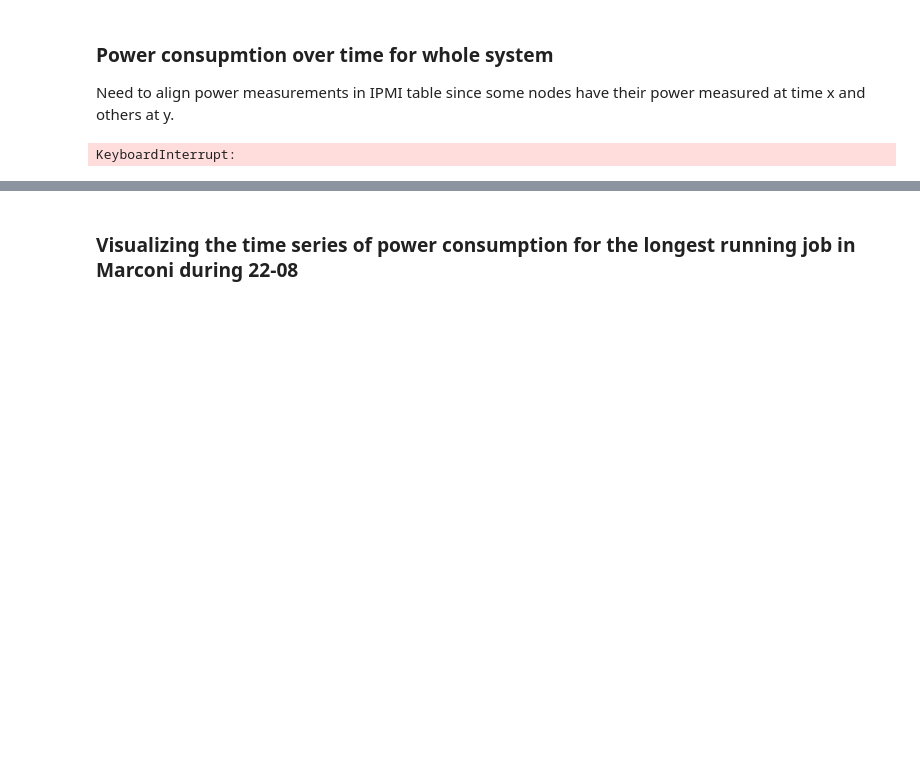
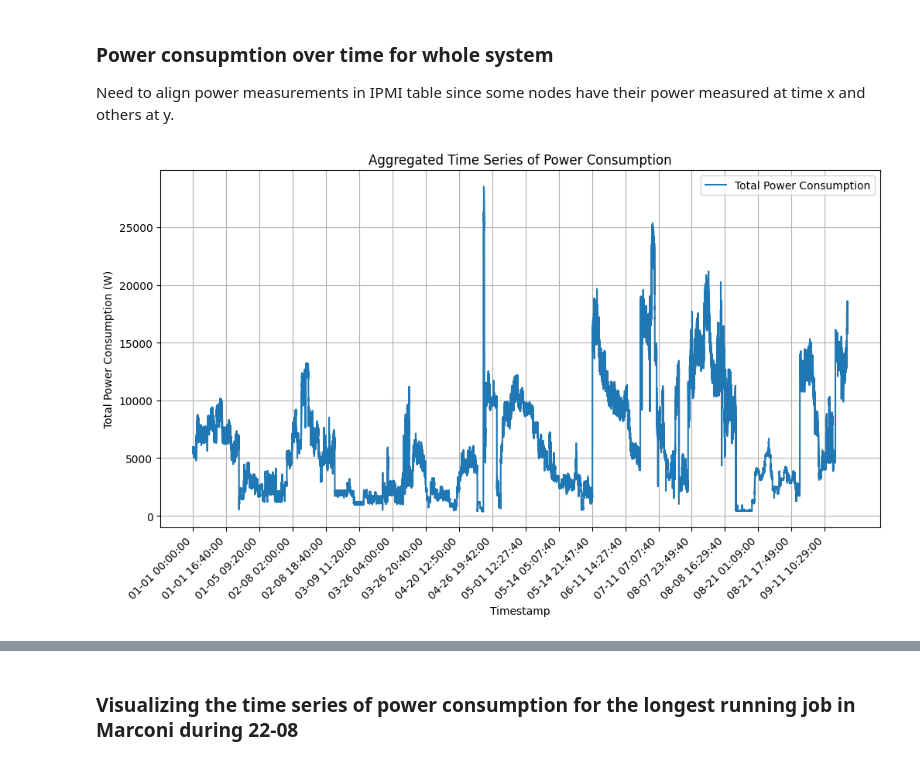
Before and after one commit to Marthyna/hpc-energy-consumption-profiling, a Jupyter notebook: notes/experiments_singlenode.ipynb, the cells around one changed output, grey strips where cells are left out. Saved outputs shown, nothing was run; the diff lists cells and outputs as text; code cells hidden in the pictures; blank space fills up the shorter version.

```diff
--- a/notes/experiments_singlenode.ipynb
+++ b/notes/experiments_singlenode.ipynb
@@ -164,16 +164,17 @@ plt.show()
 Need to align power measurements in IPMI table since some nodes have their power measured at time x and others at y.
 # %%
 aggregated_power = total_power_df.groupby('timestamp')['value'].sum().reset_index()
-
-aggregated_power
 
 # Plot the time series
 plt.figure(figsize=(12, 6))
 plt.plot(aggregated_power['timestamp'], aggregated_power['value'], label='Total Power Consumption')
 plt.title('Aggregated Time Series of Power Consumption')
 plt.xlabel('Timestamp')
-plt.ylabel('Total Power Consumption')
+plt.ylabel('Total Power Consumption (W)')
+formatted_ticks = pd.to_datetime(aggregated_power['timestamp'][::3000]).dt.strftime('%m-%d %H:%M:%S')
+plt.xticks(aggregated_power['timestamp'][::3000], formatted_ticks, rotation=45, ha='right')
+plt.grid(True)
 plt.legend()
 plt.show()
 # %% [output]
-KeyboardInterrupt:
+[figure, added]
```
Also changed, not shown: parts of 12 cells of this notebook, 2 other files.
